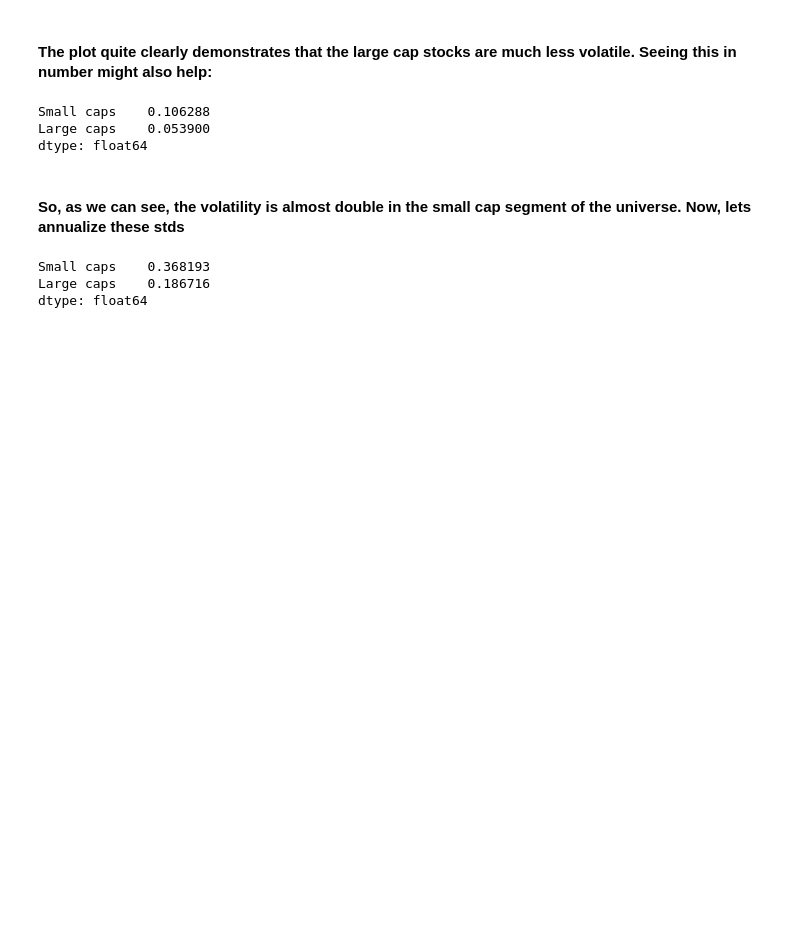
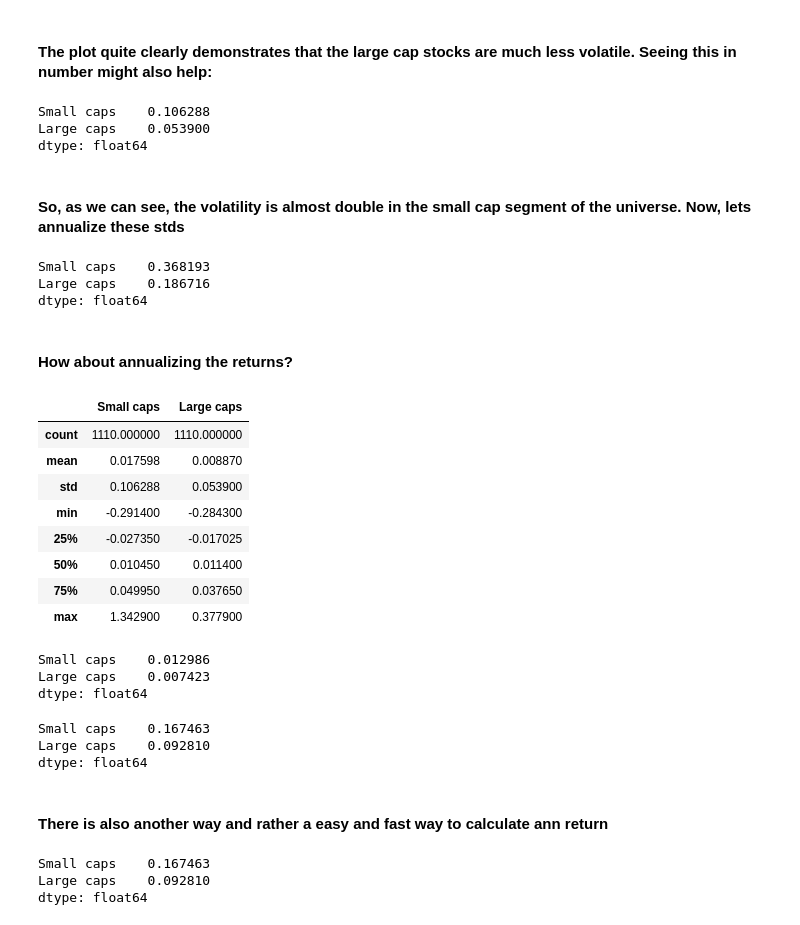
Before and after one commit to biv-neupane7/Investment-management-with-python, a Jupyter notebook: Risk and Returns EDHEC.ipynb, the cells around one changed output. Cells and saved outputs as stored; diff of their text form; code cells hidden in the pictures; blank space fills up the shorter version.

```diff
--- a/Risk and Returns EDHEC.ipynb
+++ b/Risk and Returns EDHEC.ipynb
@@ -374,3 +362,17 @@ ann_vol
 Small caps    0.368193
 Large caps    0.186716
 dtype: float64
+# %% [markdown]
+#### How about annualizing the returns?
+# %%
+returns_ff.describe()
+# %% [output]
+|  | Small caps | Large caps |
+| count | 1110.000000 | 1110.000000 |
+| mean | 0.017598 | 0.008870 |
+| std | 0.106288 | 0.053900 |
+| min | -0.291400 | -0.284300 |
+| 25% | -0.027350 | -0.017025 |
+| 50% | 0.010450 | 0.011400 |
+| 75% | 0.049950 | 0.037650 |
+| max | 1.342900 | 0.377900 |
@@ -376,0 +381,27 @@ dtype: float64
+# %%
+# For that, lets figure first the per month return
+
+ret_per_month=((returns_ff+1).prod()**(1/no_of_months))-1
+ret_per_month
+# %% [output]
+Small caps    0.012986
+Large caps    0.007423
+dtype: float64
+# %%
+# Now calculate the annualized return
+
+ann_ret=((ret_per_month+1)**(12))-1
+ann_ret
+# %% [output]
+Small caps    0.167463
+Large caps    0.092810
+dtype: float64
+# %% [markdown]
+#### There is also another way and rather a easy and fast way to calculate ann return
+# %%
+ann_ret1=((returns_ff+1).prod()**(12/no_of_months))-1 #12 at the numerator coz we have monthly returns in our dataset
+ann_ret1
+# %% [output]
+Small caps    0.167463
+Large caps    0.092810
+dtype: float64
```
Also changed, not shown: parts of 39 cells of this notebook.
